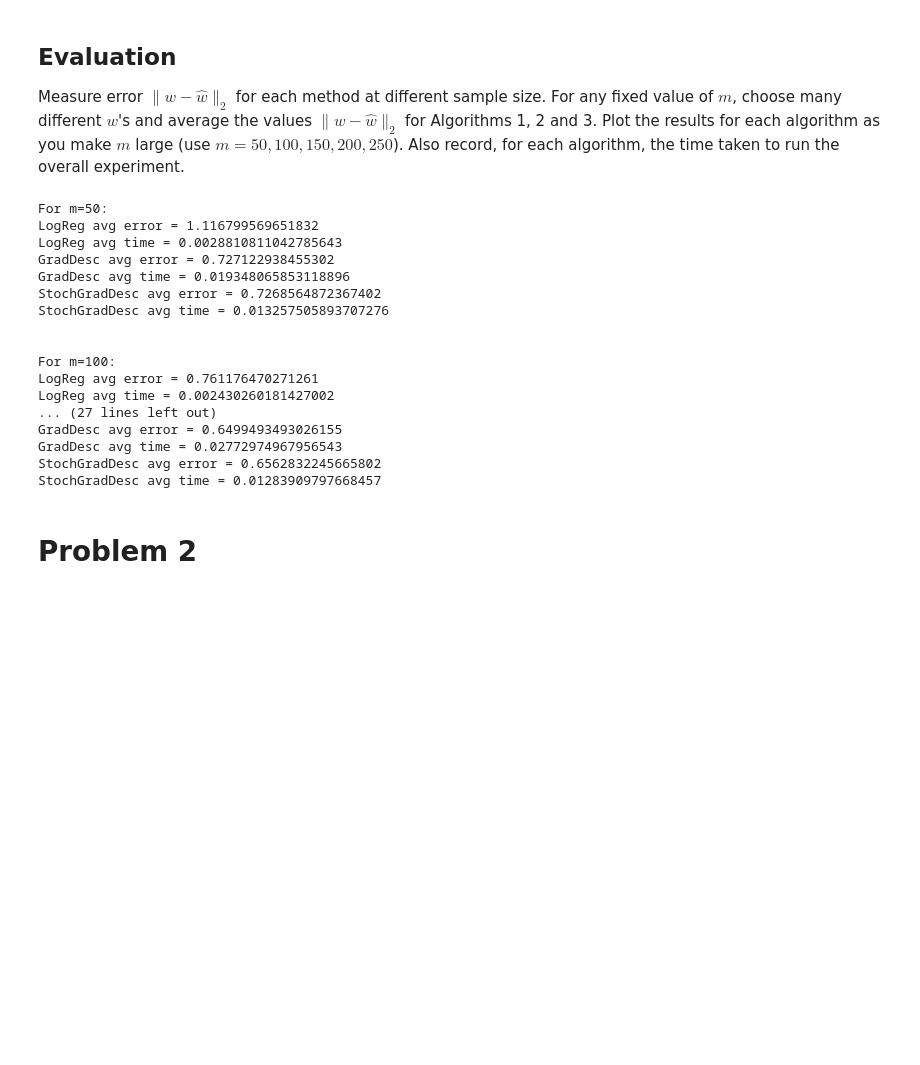
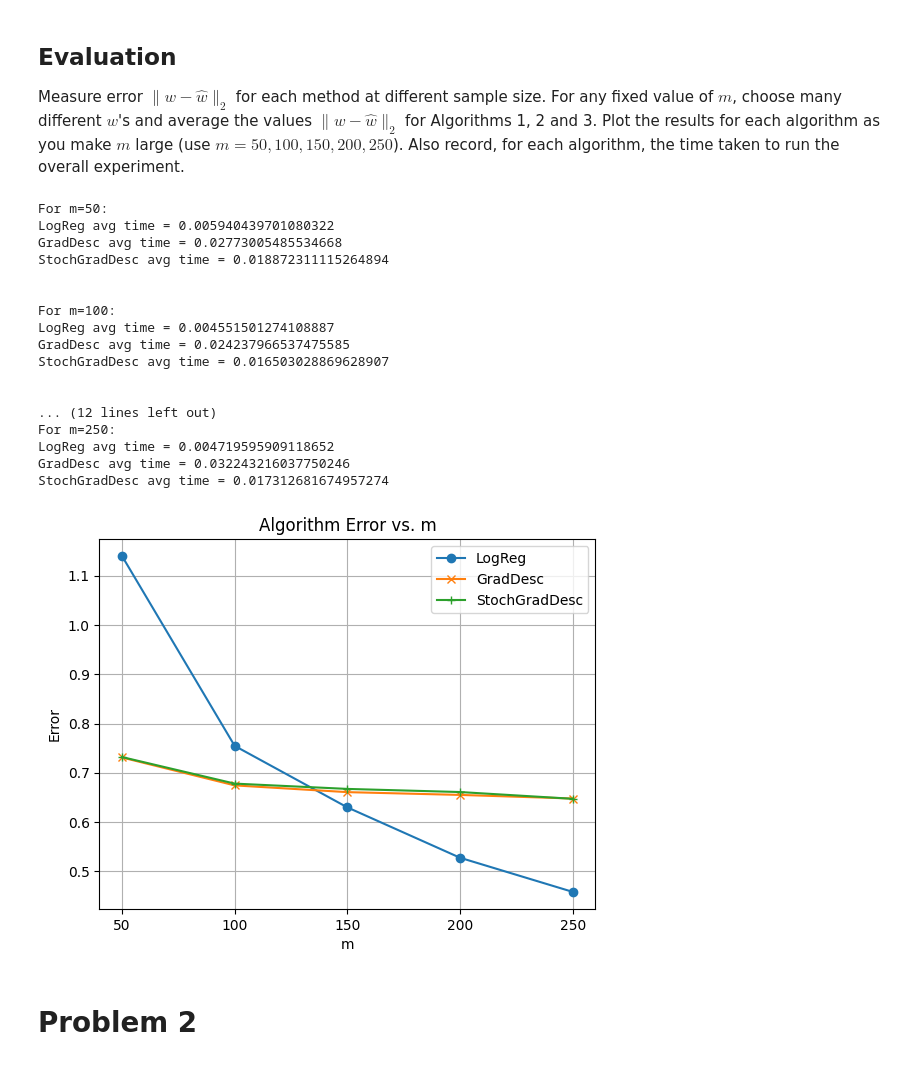
Before and after one commit to DapperDataAnalyst/Machine_Learning, a Jupyter notebook: HW2 Code.ipynb, the cells around one changed output. Cells and saved outputs as stored; diff of their text form; code cells hidden in the pictures; blank space fills up the shorter version.

```diff
--- a/HW2 Code.ipynb
+++ b/HW2 Code.ipynb
@@ -115,8 +115,7 @@ def stoch_grad_desc(X_train, y_train):
         # Update the weight vector
         w -= eta * gradient
 
-    stoch_learned_w = w
-    return stoch_learned_w
+    return w
 # %% [markdown]
 ## Evaluation
 
@@ -130,7 +129,13 @@ Measure error $\|w - \hat{w}\|_2$ for each method at different sample size. For
 import time
 m = np.arange(start=50,stop=251,step=50)
 
+# Initialize lists outside the loop to be used for graphing
+logreg_PermaList = []
+graddesc_PermaList = []
+stoch_PermaList = []
+
 for m_val in m:
+
     # Initialize norm difference lists
     logreg_DiffList = []
     graddesc_DiffList = []
@@ -149,49 +154,63 @@ for m_val in m:
         begin = time.time()
         logreg_w = log_reg(X_train,y_train)
         end = time.time()
         logreg_DiffList.append(np.linalg.norm(true_w - logreg_w))
         logreg_TimeList.append(end - begin)
 
         # For GradDesc...
         begin = time.time()
         graddesc_w = grad_desc(X_train,y_train)
         end = time.time()
         graddesc_DiffList.append(np.linalg.norm(true_w - graddesc_w))
         graddesc_TimeList.append(end - begin)
 
         # For StochGradDesc...
         begin = time.time()
         stoch_w = stoch_grad_desc(X_train,y_train)
         end = time.time()
         stoch_DiffList.append(np.linalg.norm(true_w - stoch_w))
         stoch_TimeList.append(end - begin)
 
     print(f'For m={m_val}:\n'
-          f'LogReg avg error = {np.mean(logreg_DiffList)}\n'
           f'LogReg avg time = {np.mean(logreg_TimeList)}\n'
-          f'GradDesc avg error = {np.mean(graddesc_DiffList)}\n'
           f'GradDesc avg time = {np.mean(graddesc_TimeList)}\n'
-          f'StochGradDesc avg error = {np.mean(stoch_DiffList)}\n'
           f'StochGradDesc avg time = {np.mean(stoch_TimeList)}')
     print('\n')
+
+    logreg_PermaList.append(np.mean(logreg_DiffList))
+    graddesc_PermaList.append(np.mean(graddesc_DiffList))
+    stoch_PermaList.append(np.mean(stoch_DiffList))
+
+# Plot the data as a line chart
+plt.plot(m, logreg_PermaList, label='LogReg', marker='o')
+plt.plot(m, graddesc_PermaList, label='GradDesc', marker='x')
+plt.plot(m, stoch_PermaList, label='StochGradDesc', marker='+')
+plt.xlabel('m')
+plt.ylabel('Error')
+plt.title('Algorithm Error vs. m')
+plt.legend()
+plt.xticks(m)
+plt.grid(True)
+plt.show()
 # %% [output]
 For m=50:
-LogReg avg error = 1.116799569651832
-LogReg avg time = 0.0028810811042785643
-GradDesc avg error = 0.727122938455302
-GradDesc avg time = 0.019348065853118896
-StochGradDesc avg error = 0.7268564872367402
-StochGradDesc avg time = 0.013257505893707276
+LogReg avg time = 0.005940439701080322
+GradDesc avg time = 0.02773005485534668
+StochGradDesc avg time = 0.018872311115264894
 
 
 For m=100:
-LogReg avg error = 0.761176470271261
-LogReg avg time = 0.002430260181427002
-... (27 lines left out)
-GradDesc avg error = 0.6499493493026155
-GradDesc avg time = 0.02772974967956543
-StochGradDesc avg error = 0.6562832245665802
-StochGradDesc avg time = 0.01283909797668457
+LogReg avg time = 0.004551501274108887
+GradDesc avg time = 0.024237966537475585
+StochGradDesc avg time = 0.016503028869628907
+
+
+... (12 lines left out)
+For m=250:
+LogReg avg time = 0.004719595909118652
+GradDesc avg time = 0.032243216037750246
+StochGradDesc avg time = 0.017312681674957274
+[figure, added]
 # %% [markdown]
 # Problem 2
 # %%
```
Also changed, not shown: parts of 1 cell of this notebook, 1 other file.
